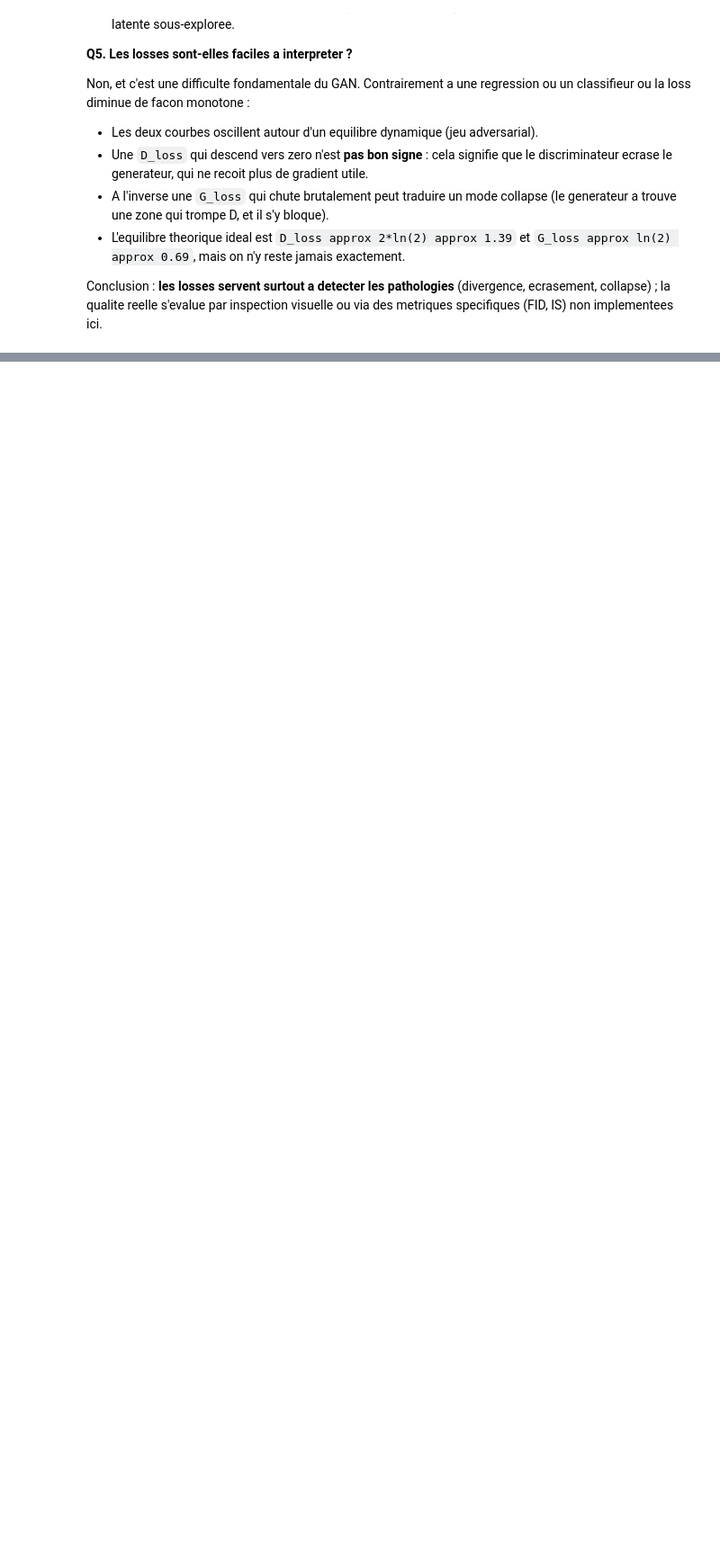
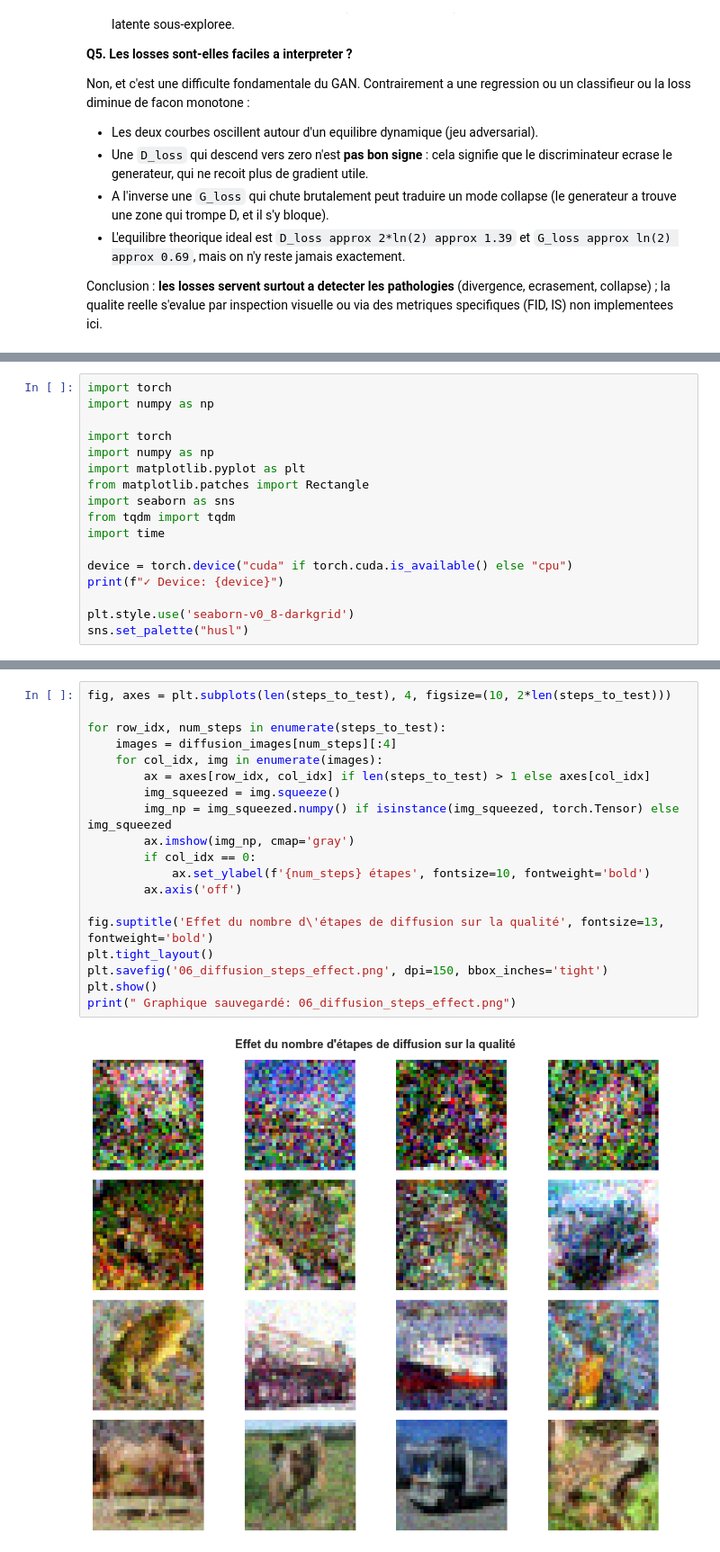
Before and after one commit to PeltierDylan/mini_projet, a Jupyter notebook: Mini_Projet_GANs_Diffusion_Complet.ipynb, the cells around one changed output, grey strips where cells are left out. Shown at 90% size. Drawn from its saved outputs; the diff is of its cells as text; blank space fills up the shorter version.

```diff
--- a/Mini_Projet_GANs_Diffusion_Complet.ipynb
+++ b/Mini_Projet_GANs_Diffusion_Complet.ipynb
@@ -568,0 +571,17 @@ Conclusion : **les losses servent surtout a detecter les pathologies** (divergen
+# %%
+import torch
+import numpy as np
+
+import torch
+import numpy as np
+import matplotlib.pyplot as plt
+from matplotlib.patches import Rectangle
+import seaborn as sns
+from tqdm import tqdm
+import time
+
+device = torch.device("cuda" if torch.cuda.is_available() else "cpu")
+print(f"✓ Device: {device}")
+
+plt.style.use('seaborn-v0_8-darkgrid')
+sns.set_palette("husl")
@@ -568,0 +754,21 @@ Conclusion : **les losses servent surtout a detecter les pathologies** (divergen
+# %%
+fig, axes = plt.subplots(len(steps_to_test), 4, figsize=(10, 2*len(steps_to_test)))
+
+for row_idx, num_steps in enumerate(steps_to_test):
+    images = diffusion_images[num_steps][:4]
+    for col_idx, img in enumerate(images):
+        ax = axes[row_idx, col_idx] if len(steps_to_test) > 1 else axes[col_idx]
+        img_squeezed = img.squeeze()
+        img_np = img_squeezed.numpy() if isinstance(img_squeezed, torch.Tensor) else img_squeezed
+        ax.imshow(img_np, cmap='gray')
+        if col_idx == 0:
+            ax.set_ylabel(f'{num_steps} étapes', fontsize=10, fontweight='bold')
+        ax.axis('off')
+
+fig.suptitle('Effet du nombre d\'étapes de diffusion sur la qualité', fontsize=13, fontweight='bold')
+plt.tight_layout()
+plt.savefig('06_diffusion_steps_effect.png', dpi=150, bbox_inches='tight')
+plt.show()
+print(" Graphique sauvegardé: 06_diffusion_steps_effect.png")
+# %% [output]
+[figure, added]
```
Also changed, not shown: parts of 37 cells of this notebook.
